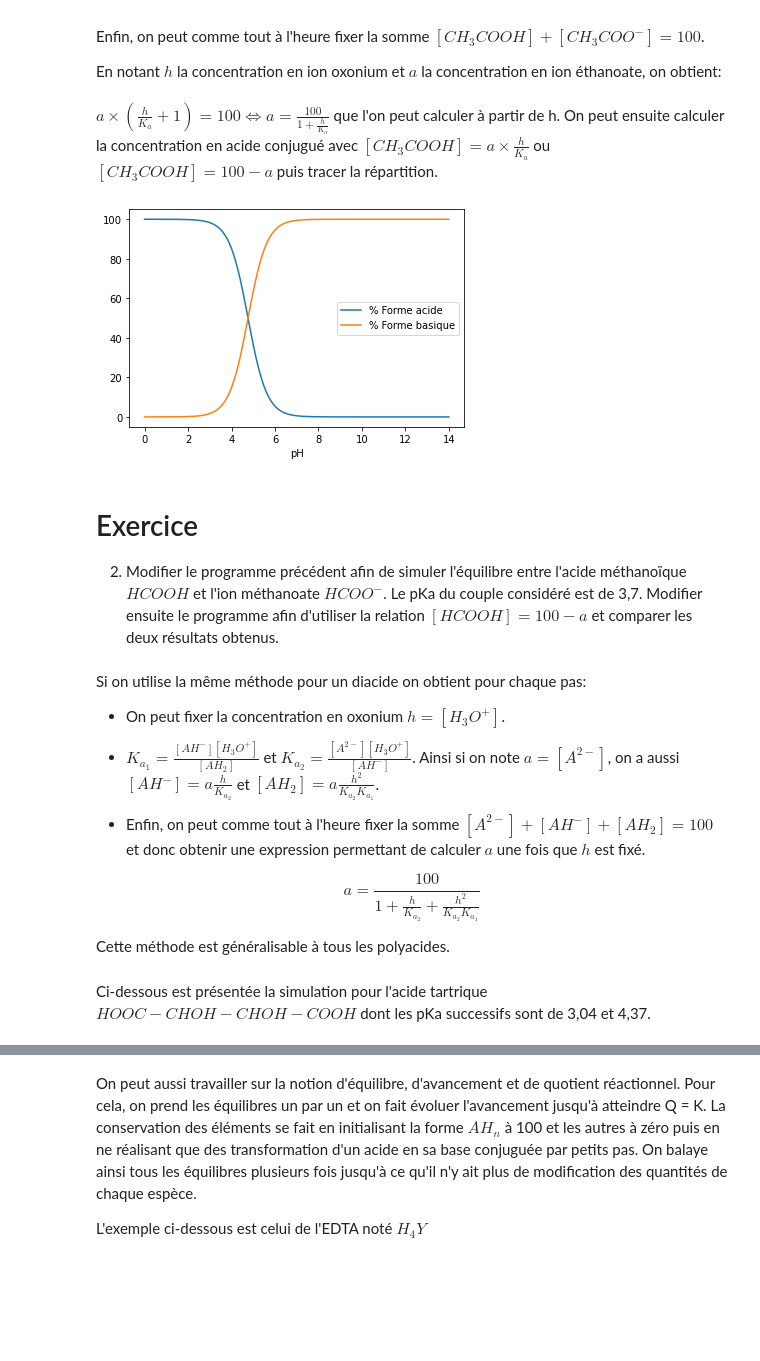
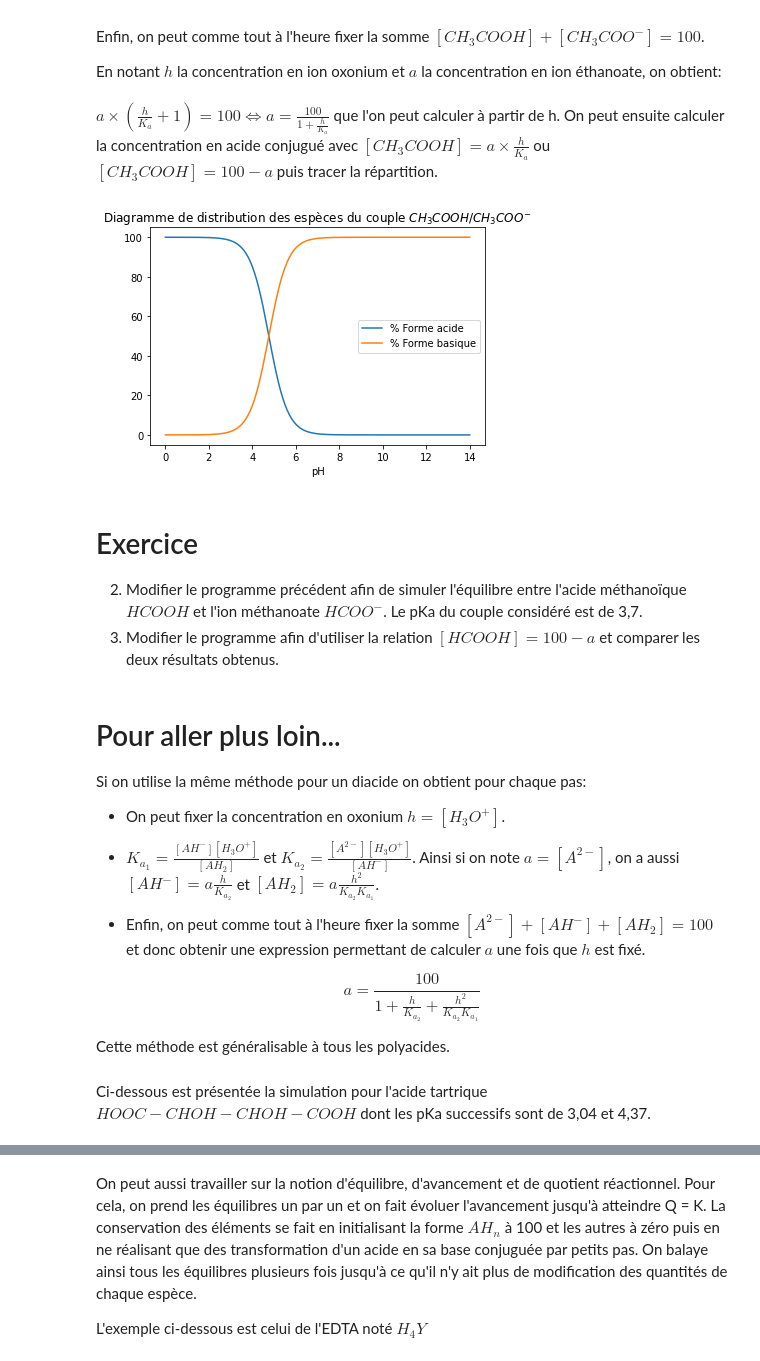
Before and after one commit to jcamponovo/pythonterm, a Jupyter notebook: pythonterm5.ipynb, the cells around one changed output, grey strips where cells are left out. Saved outputs shown, nothing was run; the diff lists cells and outputs as text; code cells hidden in the pictures; blank space fills up the shorter version.

```diff
--- a/pythonterm5.ipynb
+++ b/pythonterm5.ipynb
@@ -76,31 +79,33 @@ $ a \times \left( \frac{h}{K_a} + 1 \right) = 100 \Leftrightarrow a = \frac{100}
 # %%
 # paramètre de la simulation
 pKa = 4.76
 Ka = 10**(-pKa)
 
 # Initialisation
 pH = []
 acide = []
 base = []
 
 # Simulation pour un pH entre 0 et 14.
 dpH = 0.1
 for i in range(0,141):
     pH.append(i*dpH)
     h = 10**(-pH[-1])
     a = 100 / (1 + h/Ka)
     base.append(a)
     acide.append(a*h/Ka)
 
 # Affichage du résultat
 plt.plot(pH, acide, label = "% Forme acide")
 plt.plot(pH, base, label = "% Forme basique")
 plt.xlabel("pH")
 plt.legend()
+plt.title(r"Diagramme de distribution des espèces du couple $CH_3COOH / CH_3COO^{-}$")
 plt.show()
 # %% [output]
-[figure, old version]
+[figure, new version]
 # %% [markdown]
 # Exercice
-2. Modifier le programme précédent afin de simuler l'équilibre entre l'acide méthanoïque  $HCOOH$ et l'ion méthanoate $HCOO^{-}$. Le pKa du couple considéré est de 3,7. Modifier ensuite le programme afin d'utiliser la relation $[HCOOH] = 100 - a$ et comparer les deux résultats obtenus.
+2. Modifier le programme précédent afin de simuler l'équilibre entre l'acide méthanoïque  $HCOOH$ et l'ion méthanoate $HCOO^{-}$. Le pKa du couple considéré est de 3,7.
+3. Modifier le programme afin d'utiliser la relation $[HCOOH] = 100 - a$ et comparer les deux résultats obtenus.
 # %%
@@ -108,4 +113,5 @@ plt.show()
 # %% [markdown]
+# Pour aller plus loin...
 Si on utilise la même méthode pour un diacide on obtient pour chaque pas:
 * On peut fixer la concentration en oxonium $h = [H_3O^{+}]$.
 * $K_{a_1} = \frac{[AH^{-}] [H_3O^{+}]}{[AH_2]}$ et $K_{a_2} = \frac{[A^{2-}] [H_3O^{+}]}{[AH^{-}]}$. Ainsi si on note $a = [A^{2-}]$, on a aussi $[AH^{-}] = a \frac{h}{K_{a_2}}$ et $[AH_2] = a \frac{h^2}{K_{a_2} K_{a_1}}$.
```
Also changed, not shown: parts of 9 cells of this notebook, 6 other files.
